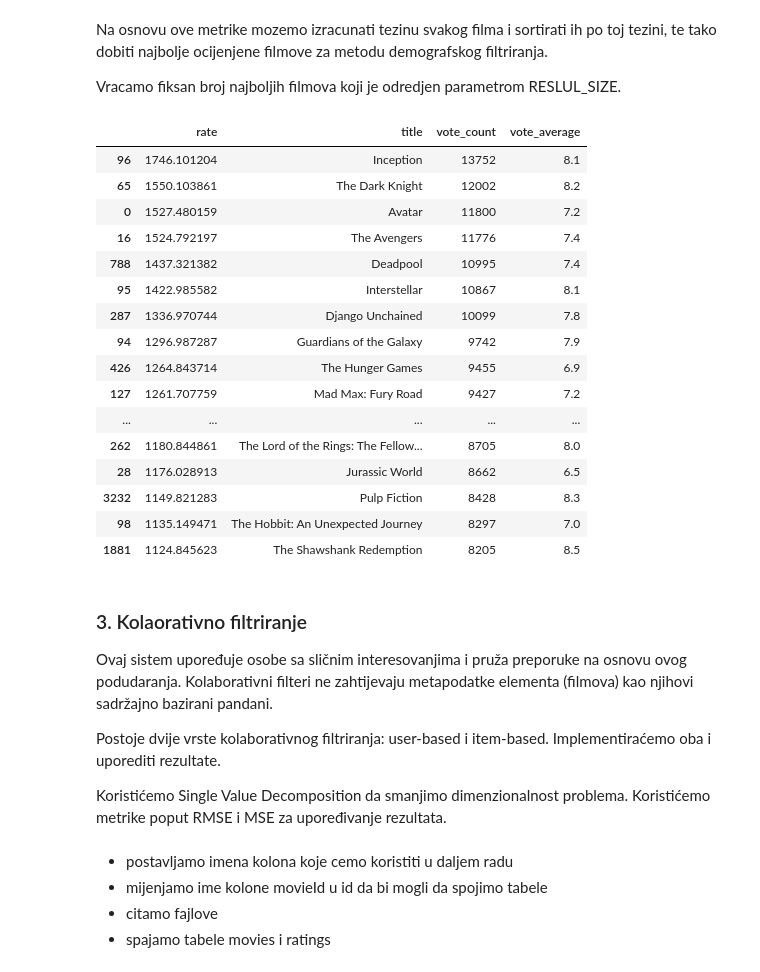
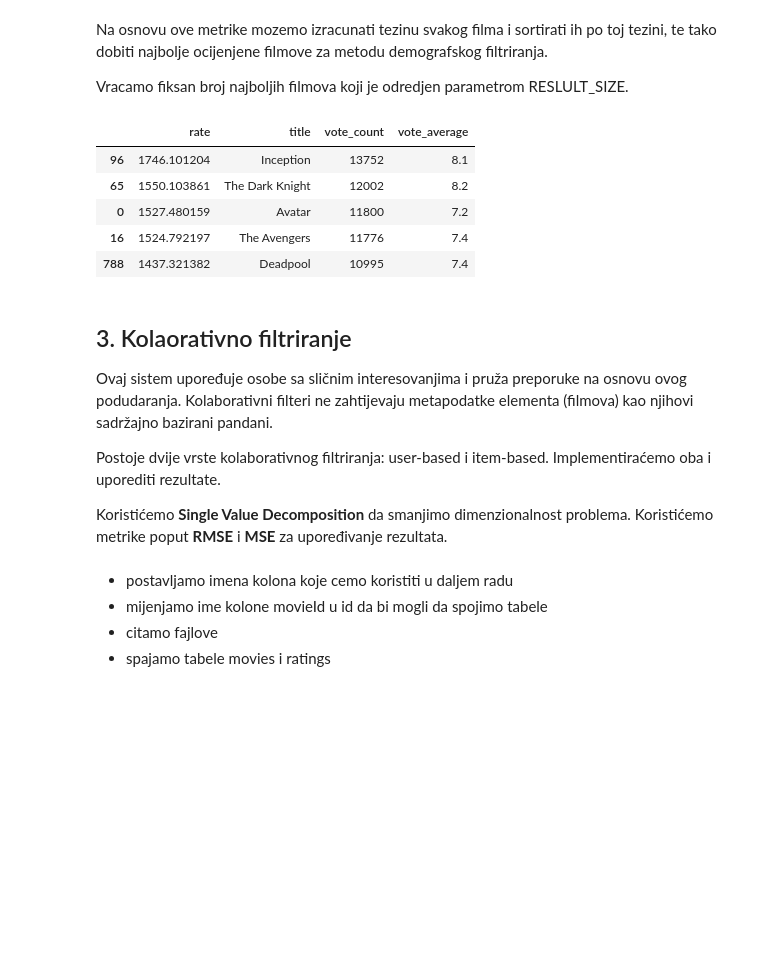
Before and after one commit to milanlazarevic/Recommendation-System, a Jupyter notebook: movieRecommendation.ipynb, the cells around one changed output. Saved outputs shown, nothing was run; the diff lists cells and outputs as text; code cells hidden in the pictures; blank space fills up the shorter version.

```diff
--- a/movieRecommendation.ipynb
+++ b/movieRecommendation.ipynb
@@ -26,13 +45,13 @@ Citamo fajlove, spajamo i dodajemo imena kolona.
 # %%
 # number of first n movies filters will return
-RESULT_SIZE = 20
+RESULT_SIZE = 5
 attributes = ["movie_id", "title", "cast", "crew"]
 df_credits = parse_csv(TMDB_CREDITS, attributes)
 # changing the name of cols
 df_credits.columns = ["id", "title", "cast", "crew"]
 
 # df movies
-attributes = ["genres", "id", "keywords", "vote_average", "vote_count", "tagline","popularity", "release_date", "runtime", "overview"]
+attributes = ["genres", "id", "keywords", "vote_average", "vote_count", "tagline", "overview"]
 df_movies = parse_csv(TMDB_MOVIES, attributes)
 
 df_movies = df_movies.merge(df_credits, on="id")
@@ -93,37 +110,26 @@ def demographic_filtering(movies: pd.DataFrame, result_size: int = 20):
 # %% [markdown]
 Na osnovu ove metrike mozemo izracunati tezinu svakog filma i sortirati ih po toj tezini, te tako dobiti najbolje ocijenjene filmove za metodu demografskog filtriranja.
 
-Vracamo fiksan broj najboljih filmova koji je odredjen parametrom RESLUL_SIZE.
+Vracamo fiksan broj najboljih filmova koji je odredjen parametrom RESLULT_SIZE.
 # %%
 results = demographic_filtering(df_movies, RESULT_SIZE)
-results[["rate","title", "vote_count", "vote_average"]]
+results[["rate","title", "vote_count", "vote_average"]].head(RESULT_SIZE)
 # %% [output]
 |  | rate | title | vote_count | vote_average |
 | 96 | 1746.101204 | Inception | 13752 | 8.1 |
 | 65 | 1550.103861 | The Dark Knight | 12002 | 8.2 |
 | 0 | 1527.480159 | Avatar | 11800 | 7.2 |
 | 16 | 1524.792197 | The Avengers | 11776 | 7.4 |
 | 788 | 1437.321382 | Deadpool | 10995 | 7.4 |
-| 95 | 1422.985582 | Interstellar | 10867 | 8.1 |
-| 287 | 1336.970744 | Django Unchained | 10099 | 7.8 |
-| 94 | 1296.987287 | Guardians of the Galaxy | 9742 | 7.9 |
-| 426 | 1264.843714 | The Hunger Games | 9455 | 6.9 |
-| 127 | 1261.707759 | Mad Max: Fury Road | 9427 | 7.2 |
-| ... | ... | ... | ... | ... |
-| 262 | 1180.844861 | The Lord of the Rings: The Fellow... | 8705 | 8.0 |
-| 28 | 1176.028913 | Jurassic World | 8662 | 6.5 |
-| 3232 | 1149.821283 | Pulp Fiction | 8428 | 8.3 |
-| 98 | 1135.149471 | The Hobbit: An Unexpected Journey | 8297 | 7.0 |
-| 1881 | 1124.845623 | The Shawshank Redemption | 8205 | 8.5 |
 # %% [markdown]
-### 3. Kolaorativno filtriranje
+## 3. Kolaorativno filtriranje
 
 Ovaj sistem upoređuje osobe sa sličnim interesovanjima i pruža preporuke na osnovu ovog podudaranja. Kolaborativni filteri ne zahtijevaju metapodatke elementa (filmova) kao njihovi sadržajno bazirani pandani.
 
 Postoje dvije vrste kolaborativnog filtriranja: user-based i item-based. Implementiraćemo oba i uporediti rezultate.
 
-Koristićemo Single Value Decomposition da smanjimo dimenzionalnost problema.
-Koristićemo metrike poput RMSE i MSE za upoređivanje rezultata.
+Koristićemo **Single Value Decomposition** da smanjimo dimenzionalnost problema.
+Koristićemo metrike poput **RMSE** i **MSE** za upoređivanje rezultata.
 # %% [markdown]
 - postavljamo imena kolona koje cemo koristiti u daljem radu
 - mijenjamo ime kolone movieId u id da bi mogli da spojimo tabele
```
Also changed, not shown: parts of 17 cells of this notebook, 5 other files.
